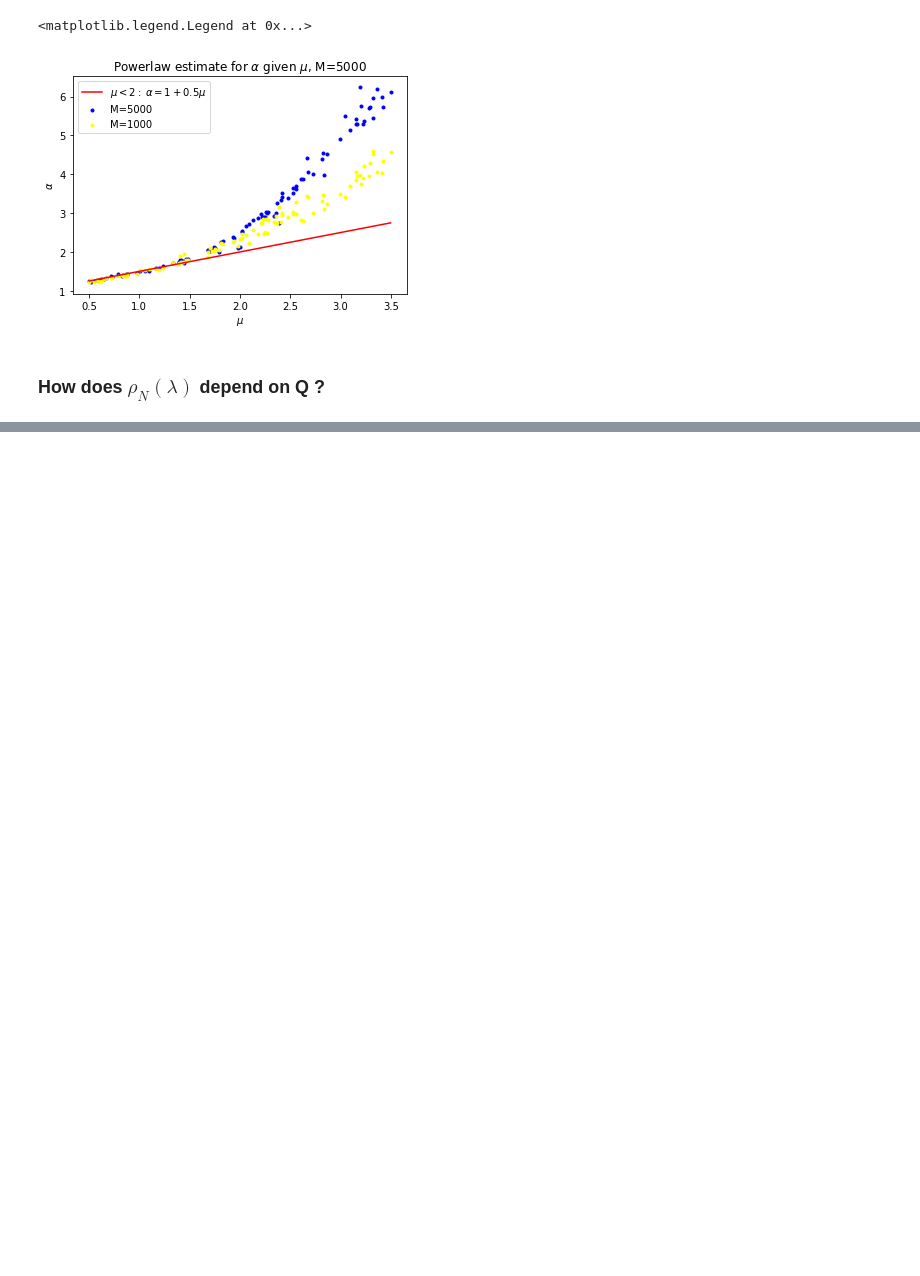
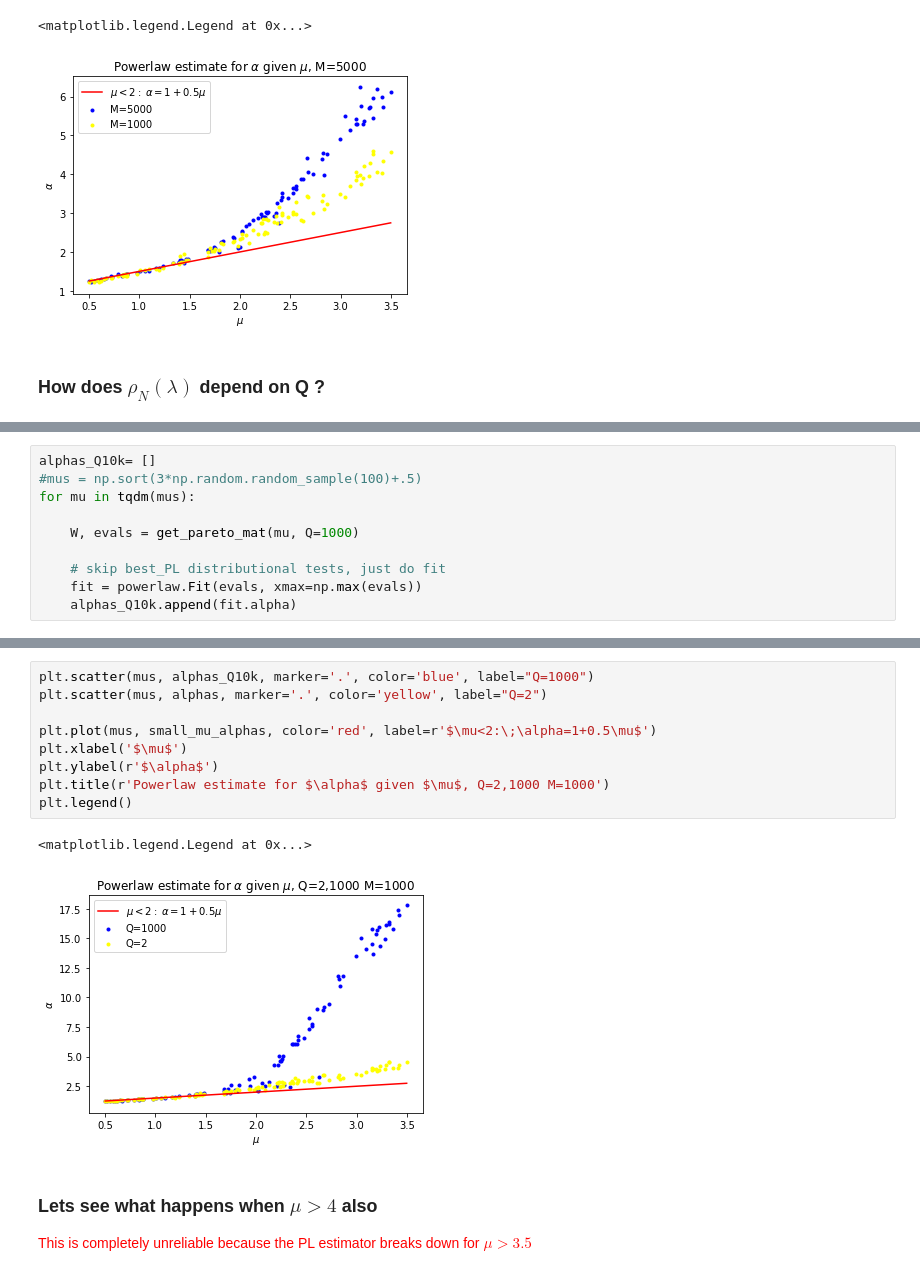
Before and after one commit to CalculatedContent/WhyDeepLearningWorks, a Jupyter notebook: HeavyTailedUniversalityClasses.ipynb, the cells around one changed output, grey strips where cells are left out. Saved outputs shown, nothing was run; the diff lists cells and outputs as text; blank space fills up the shorter version.

```diff
--- a/HeavyTailedUniversalityClasses.ipynb
+++ b/HeavyTailedUniversalityClasses.ipynb
@@ -543,0 +576,10 @@ Calculating best minimal value for power law fit
+# %%
+alphas_Q10k= []
+#mus = np.sort(3*np.random.random_sample(100)+.5)
+for mu in tqdm(mus):
+
+    W, evals = get_pareto_mat(mu, Q=1000)
+
+    # skip best_PL distributional tests, just do fit
+    fit = powerlaw.Fit(evals, xmax=np.max(evals))
+    alphas_Q10k.append(fit.alpha)
@@ -543,0 +604,16 @@ Calculating best minimal value for power law fit
+# %%
+plt.scatter(mus, alphas_Q10k, marker='.', color='blue', label="Q=1000")
+plt.scatter(mus, alphas, marker='.', color='yellow', label="Q=2")
+
+plt.plot(mus, small_mu_alphas, color='red', label=r'$\mu<2:\;\alpha=1+0.5\mu$')
+plt.xlabel('$\mu$')
+plt.ylabel(r'$\alpha$')
+plt.title(r'Powerlaw estimate for $\alpha$ given $\mu$, Q=2,1000 M=1000')
+plt.legend()
+# %% [output]
+<matplotlib.legend.Legend at 0x...>
+[figure, added]
+# %% [markdown]
+### Lets see what happens when $\mu>4$ also
+
+<font color='red'> This is completely unreliable because the PL estimator breaks down for $\mu>3.5$
```
Also changed, not shown: parts of 8 cells of this notebook.
